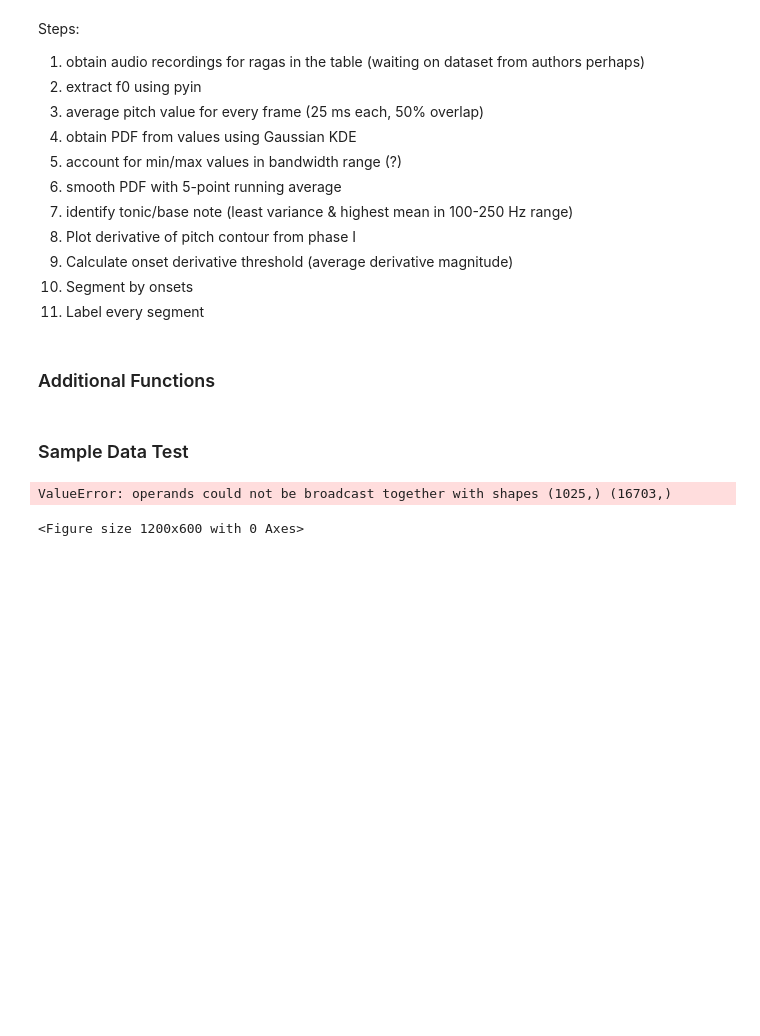
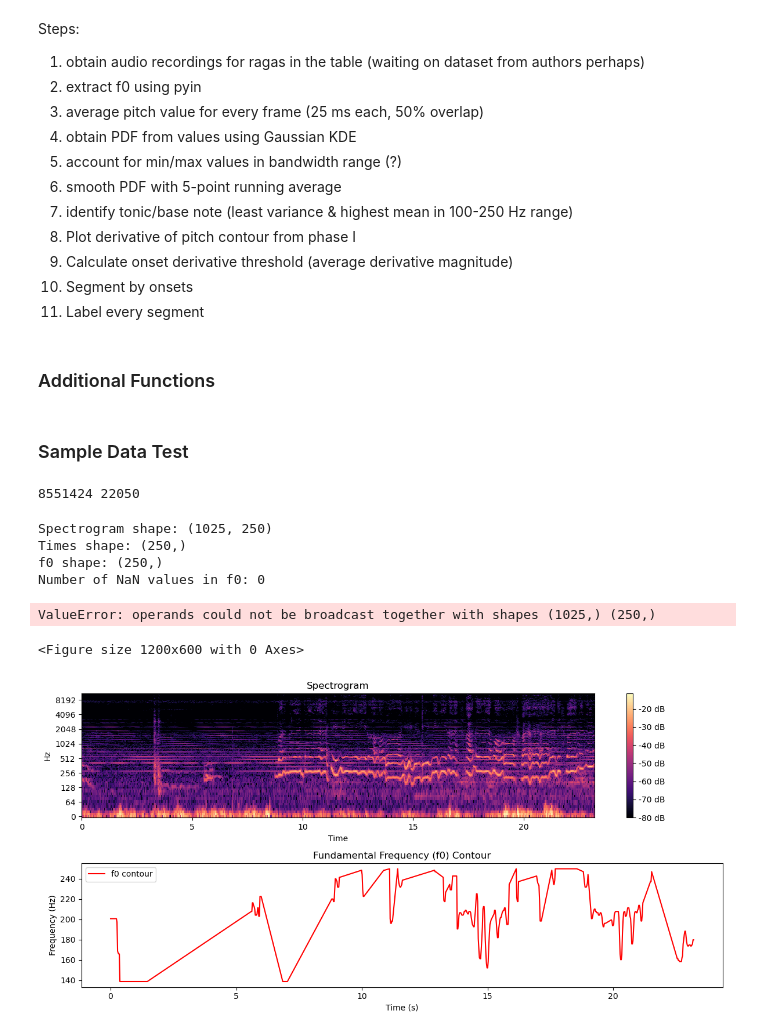
Before and after one commit to spar17/MEng, a Jupyter notebook: processing.ipynb, the cells around one changed output. Cells and saved outputs as stored; diff of their text form; code cells hidden in the pictures; blank space fills up the shorter version.

```diff
--- a/processing.ipynb
+++ b/processing.ipynb
@@ -492,11 +531,41 @@ def segment_pitch_contour(f0, f0_derivative, threshold=5):
 # %%
 kalyani1 = 'carnatic_varnam_1.0/Audio/223586__gopalkoduri__carnatic-varnam-by-badrinarayanan-in-kalyani-raaga.mp3'
 k, ksr = lb.load(kalyani1)
+# %%
+print(len(k), ksr)
+# %% [output]
+8551424 22050
 # %%
-spec, f0 = gen_contour(k, ksr)
+spec, f0 = gen_contour(k, ksr, display = True, clip_len = 250)
 # %% [output]
-ValueError: operands could not be broadcast together with shapes (1025,) (16703,)
+Spectrogram shape: (1025, 250)
+Times shape: (250,)
+f0 shape: (250,)
+Number of NaN values in f0: 0
-<Figure size 1200x600 with 0 Axes>
+ValueError: operands could not be broadcast together with shapes (1025,) (250,)
+<Figure size 1200x600 with 0 Axes>
+# %%
+# Plot spectrogram
+plt.figure(figsize=(12, 6))
+
+plt.subplot(2, 1, 1)
+lb.display.specshow(spec, sr=sr, x_axis='time', y_axis='log')
+plt.colorbar(format='%+2.0f dB')
+plt.title('Spectrogram')
+
+# Plot f0 contour
+plt.subplot(2, 1, 2)
+times = lb.times_like(f0_clip, sr=sr)
+plt.plot(times, f0, label='f0 contour', color='r')
+plt.xlabel('Time (s)')
+plt.ylabel('Frequency (Hz)')
+plt.title('Fundamental Frequency (f0) Contour')
+plt.legend()
+
+plt.tight_layout()
+plt.show()
+# %% [output]
+[figure, added]
 # %%
 f_avg_times, f_avg_vals = compute_average_pitch_per_frame(k, f0, ksr)
 # %%
```
Also changed, not shown: parts of 7 cells of this notebook, 7 other files.
